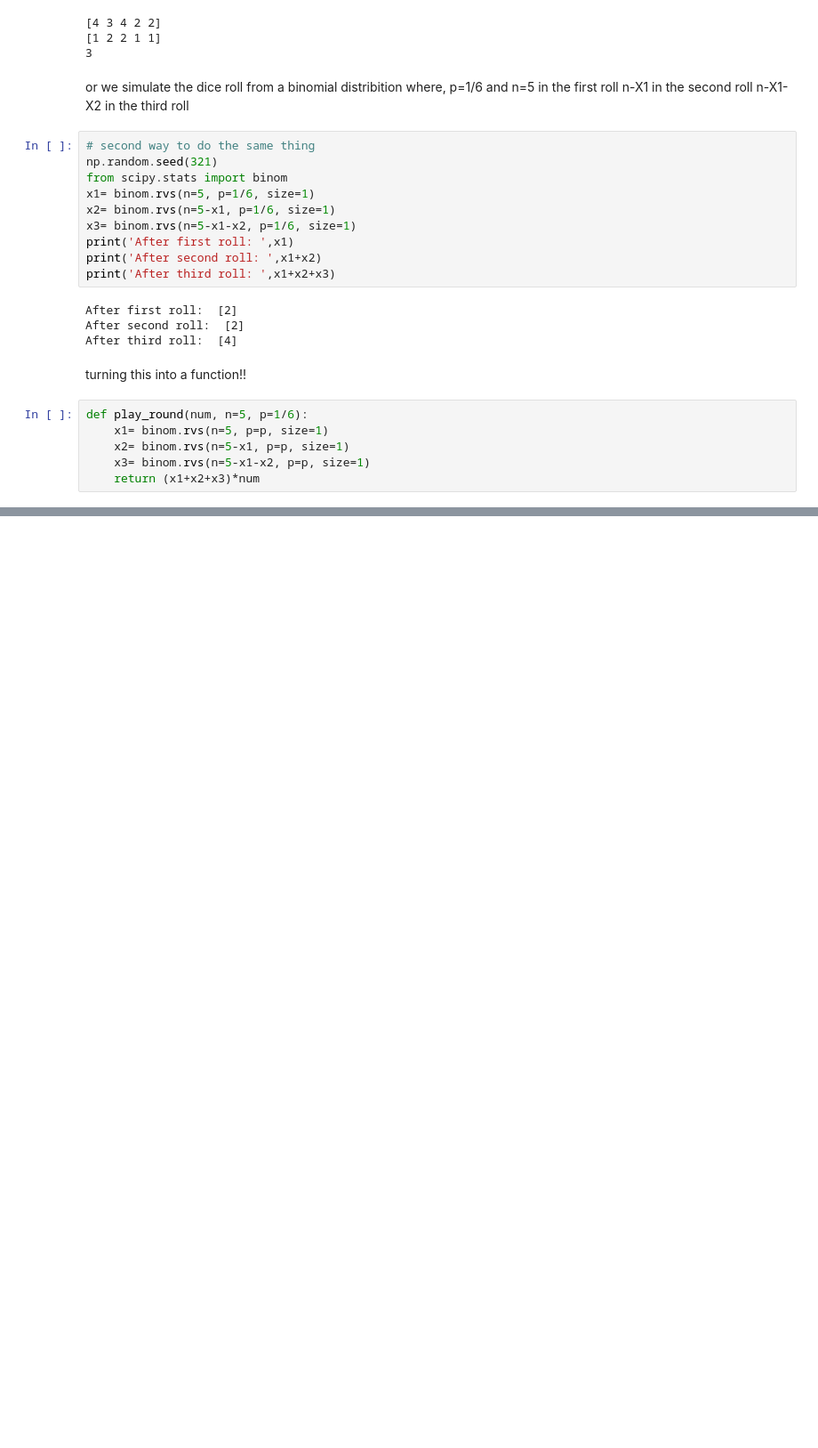
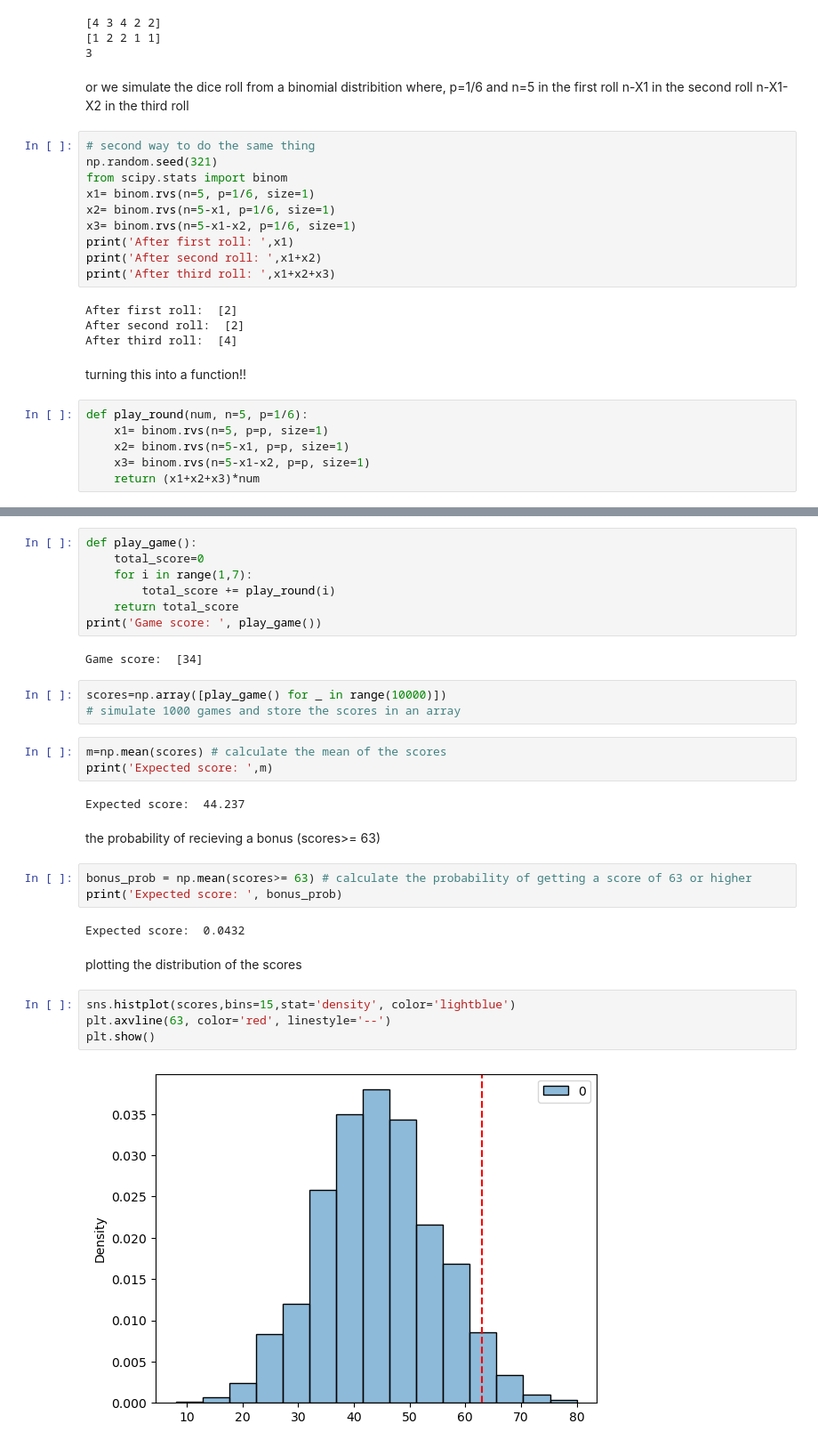
Before and after one commit to Vanya-n/TECH3_datalab1, a Jupyter notebook: mynotes.ipynb, the cells around one changed output, grey strips where cells are left out. Shown at 89% size. Drawn from its saved outputs; the diff is of its cells as text; blank space fills up the shorter version.

```diff
--- a/mynotes.ipynb
+++ b/mynotes.ipynb
@@ -81,0 +82,32 @@ array([2])
+# %%
+def play_game():
+    total_score=0
+    for i in range(1,7):
+        total_score += play_round(i)
+    return total_score
+print('Game score: ', play_game())
+# %% [output]
+Game score:  [34]
+# %%
+scores=np.array([play_game() for _ in range(10000)])
+# simulate 1000 games and store the scores in an array
+# %%
+m=np.mean(scores) # calculate the mean of the scores
+print('Expected score: ',m)
+# %% [output]
+Expected score:  44.237
+# %% [markdown]
+the probability of recieving a bonus (scores>= 63)
+# %%
+bonus_prob = np.mean(scores>= 63) # calculate the probability of getting a score of 63 or higher
+print('Expected score: ', bonus_prob)
+# %% [output]
+Expected score:  0.0432
+# %% [markdown]
+plotting the distribution of the scores
+# %%
+sns.histplot(scores,bins=15,stat='density', color='lightblue')
+plt.axvline(63, color='red', linestyle='--')
+plt.show()
+# %% [output]
+[figure, added]
```
Also changed, not shown: parts of 3 cells of this notebook.
